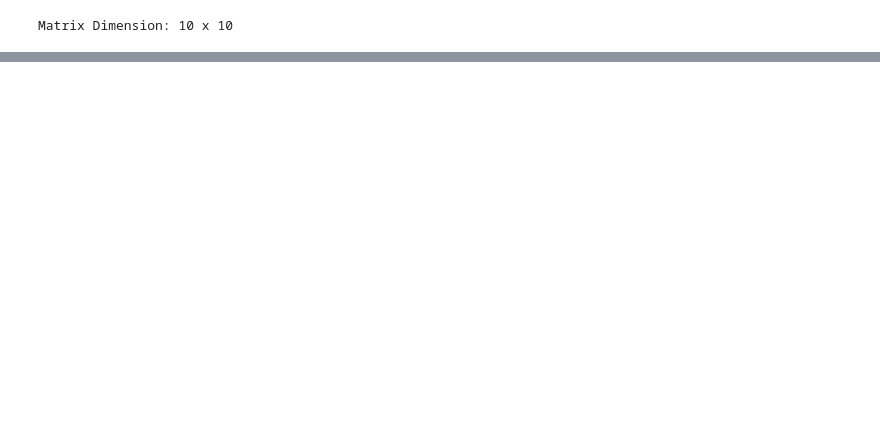
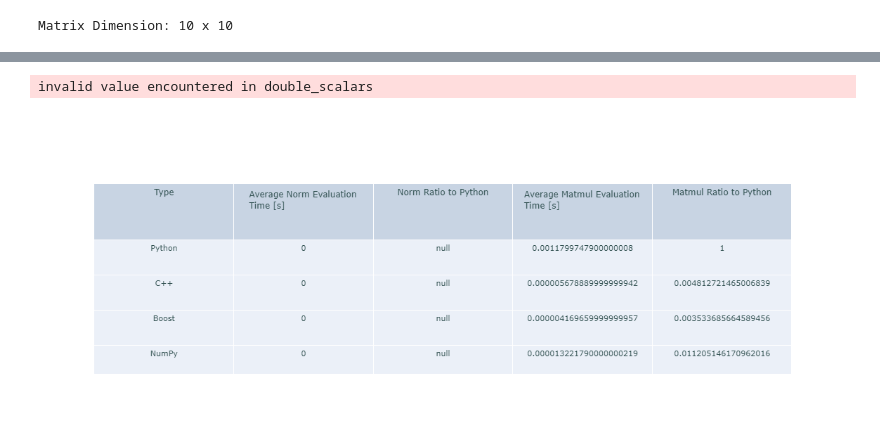
Before and after one commit to kwat0308/pbmo, a Jupyter notebook: examples/single_dimension.ipynb, the cells around one changed output, grey strips where cells are left out. Drawn from its saved outputs; the diff is of its cells as text; code cells hidden in the pictures; blank space fills up the shorter version.

```diff
--- a/examples/single_dimension.ipynb
+++ b/examples/single_dimension.ipynb
@@ -6,7 +6,7 @@ nrows = 10
 ncols = 10
 pbmo = PBMO(dims=(nrows, ncols))
 # evaluate
-pbmo.evaluate_norm()
+# pbmo.evaluate_norm()
 pbmo.evaluate_matmul()
 
 # collect results
@@ -21,3 +19,5 @@ Matrix Dimension: 10 x 10
+invalid value encountered in double_scalars
+[figure, added]
 # %%
 # plot norm performance resultss
 pbmo.plot_results(plot_ratios=True, scale="log")
```
Also changed, not shown: parts of 3 cells of this notebook, 8 other files.
